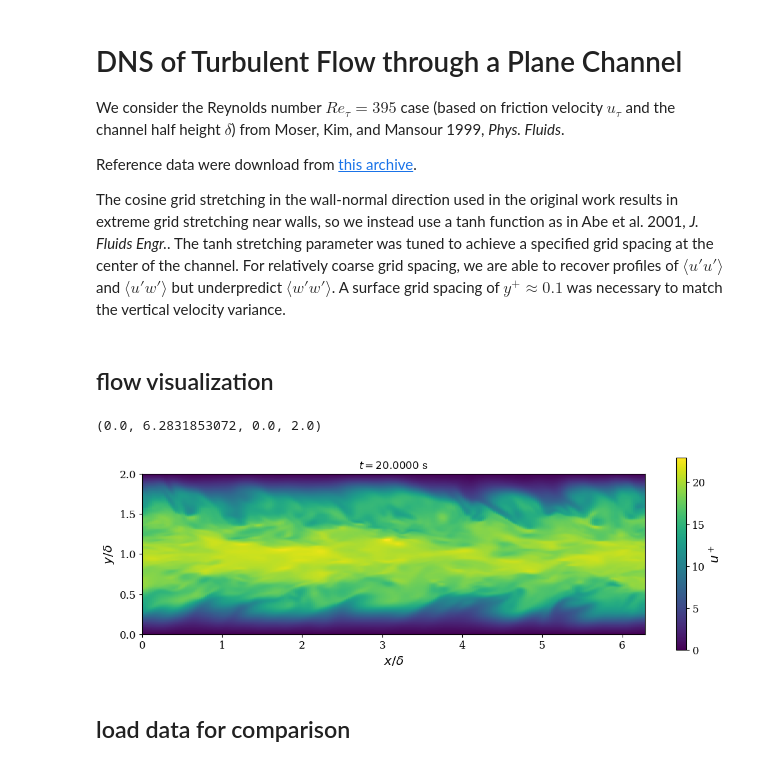
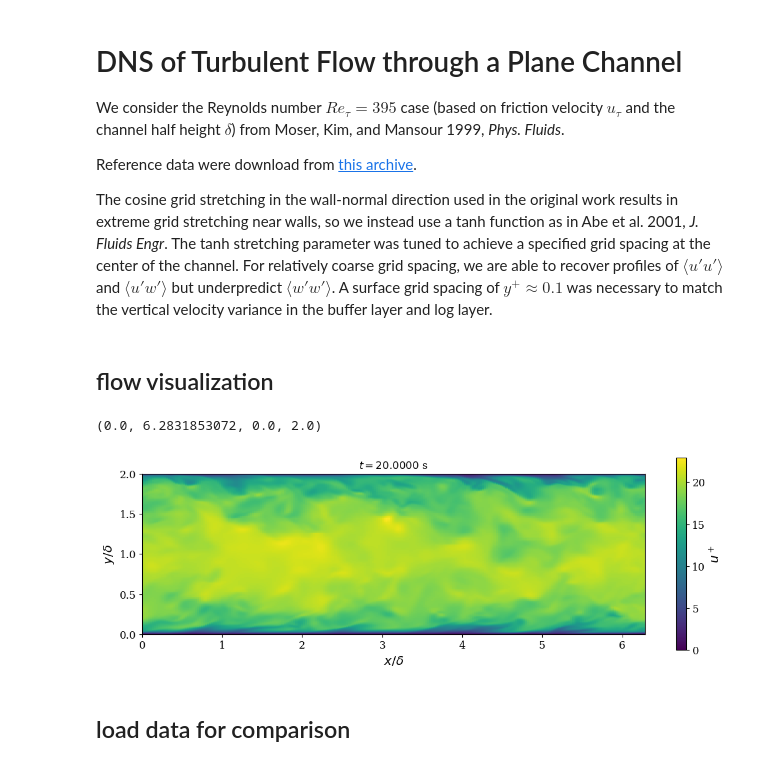
Before and after one commit to ewquon/erf-validation, a Jupyter notebook: channel/DNS_Retau395/Moser_Kim_Mansour_1999.ipynb, the cells around one changed output. Cells and saved outputs as stored; diff of their text form; code cells hidden in the pictures.

Commit message:
Update plot to account for grid stretching

```diff
--- a/channel/DNS_Retau395/Moser_Kim_Mansour_1999.ipynb
+++ b/channel/DNS_Retau395/Moser_Kim_Mansour_1999.ipynb
@@ -14,8 +14,8 @@ We consider the Reynolds number $Re_\tau = 395$ case (based on friction velocity
 
 Reference data were download from [this archive](https://turbulence.oden.utexas.edu/MKM_1999.html).
 
-The cosine grid stretching in the wall-normal direction used in the original work results in extreme grid stretching near walls, so we instead use a tanh function as in Abe et al. 2001, _J. Fluids Engr._.
-The tanh stretching parameter was tuned to achieve a specified grid spacing at the center of the channel. For relatively coarse grid spacing, we are able to recover profiles of $\langle u'u' \rangle$ and $\langle u'w' \rangle$ but underpredict $\langle w'w' \rangle$. A surface grid spacing of $y^+ \approx 0.1$ was necessary to match the vertical velocity variance.
+The cosine grid stretching in the wall-normal direction used in the original work results in extreme grid stretching near walls, so we instead use a tanh function as in Abe et al. 2001, _J. Fluids Engr_.
+The tanh stretching parameter was tuned to achieve a specified grid spacing at the center of the channel. For relatively coarse grid spacing, we are able to recover profiles of $\langle u'u' \rangle$ and $\langle u'w' \rangle$ but underpredict $\langle w'w' \rangle$. A surface grid spacing of $y^+ \approx 0.1$ was necessary to match the vertical velocity variance in the buffer layer and log layer.
 # %%
 Re_tau = 395.
 
@@ -39,26 +39,29 @@ mkm_style = dict(color='k', linewidth=2.5, linestyle='--')
 # %%
 pf = Plotfile('tanh_yplus_0.1_to_6.5/plt1000000')
 prob_extent = pf.attrs['domain_width']
 nx,ny,nz = pf.dims
 
 ds = pf.slice(1, prob_extent[1]/2, fields='x_velocity')
 u = ds['x_velocity'].squeeze()
 
 x1 = np.linspace(0, prob_extent[0], nx+1)
-z1 = np.linspace(0, prob_extent[2], nz+1)
+if pf.stretched_dz:
+    z1 = pf.terrain_z_levels
+else:
+    z1 = np.linspace(0, prob_extent[2], nz+1)
 xx,zz = np.meshgrid(x1, z1, indexing='ij')
 
 fig,ax = plt.subplots(figsize=(13,4))
 cmsh = ax.pcolormesh(xx, zz, u, vmin=0)
 cbar = fig.colorbar(cmsh)
 cbar.set_label('$u^+$')
 ax.set_xlabel('$x/\\delta$')
 ax.set_ylabel('$y/\\delta$')
 ax.set_title(f'$t = {pf.time:.4f}$ s')
 ax.axis('scaled')
 # %% [output]
 (0.0, 6.2831853072, 0.0, 2.0)
-[figure, old version]
+[figure, new version]
 # %% [markdown]
 ## load data for comparison
 # %%
```
